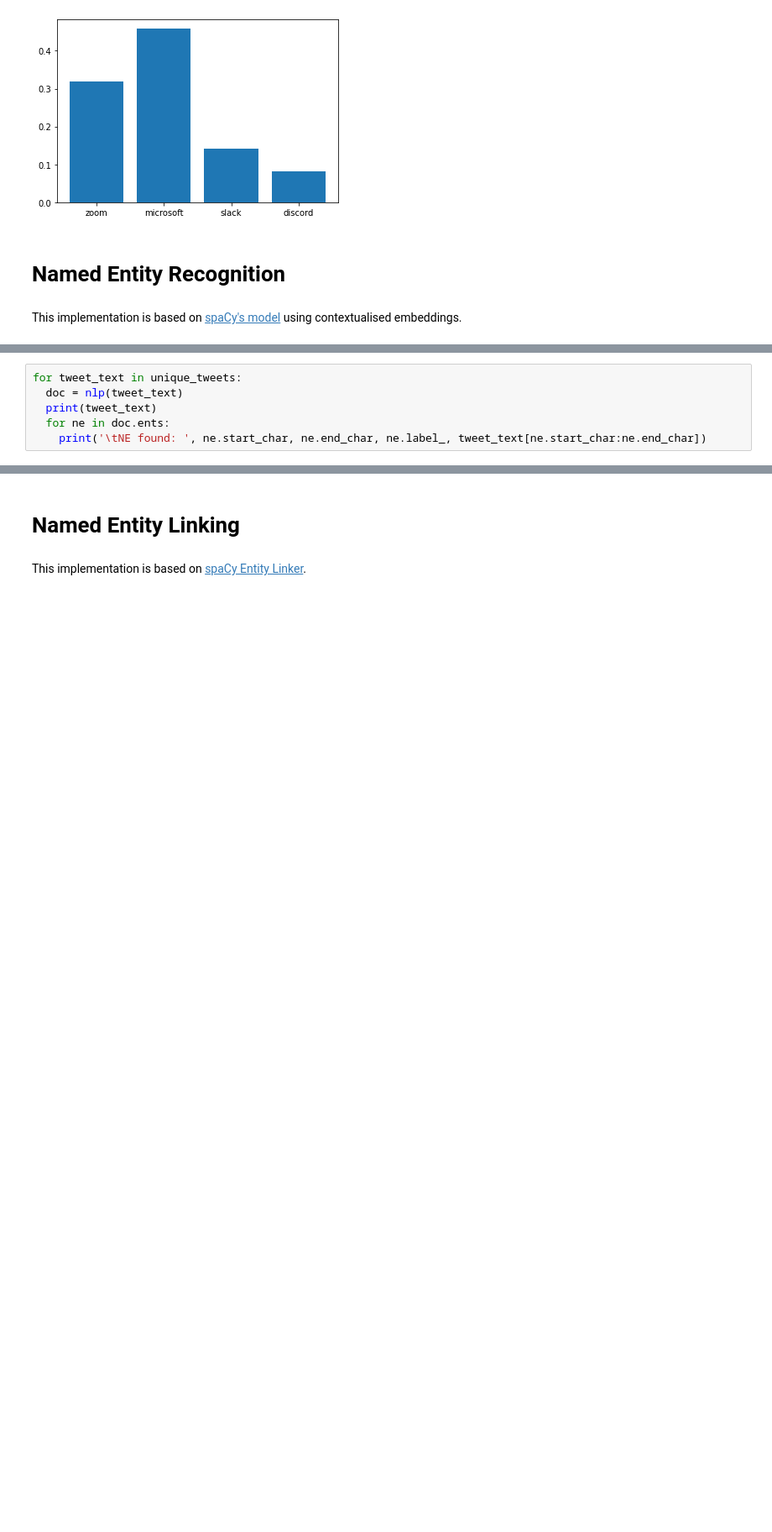
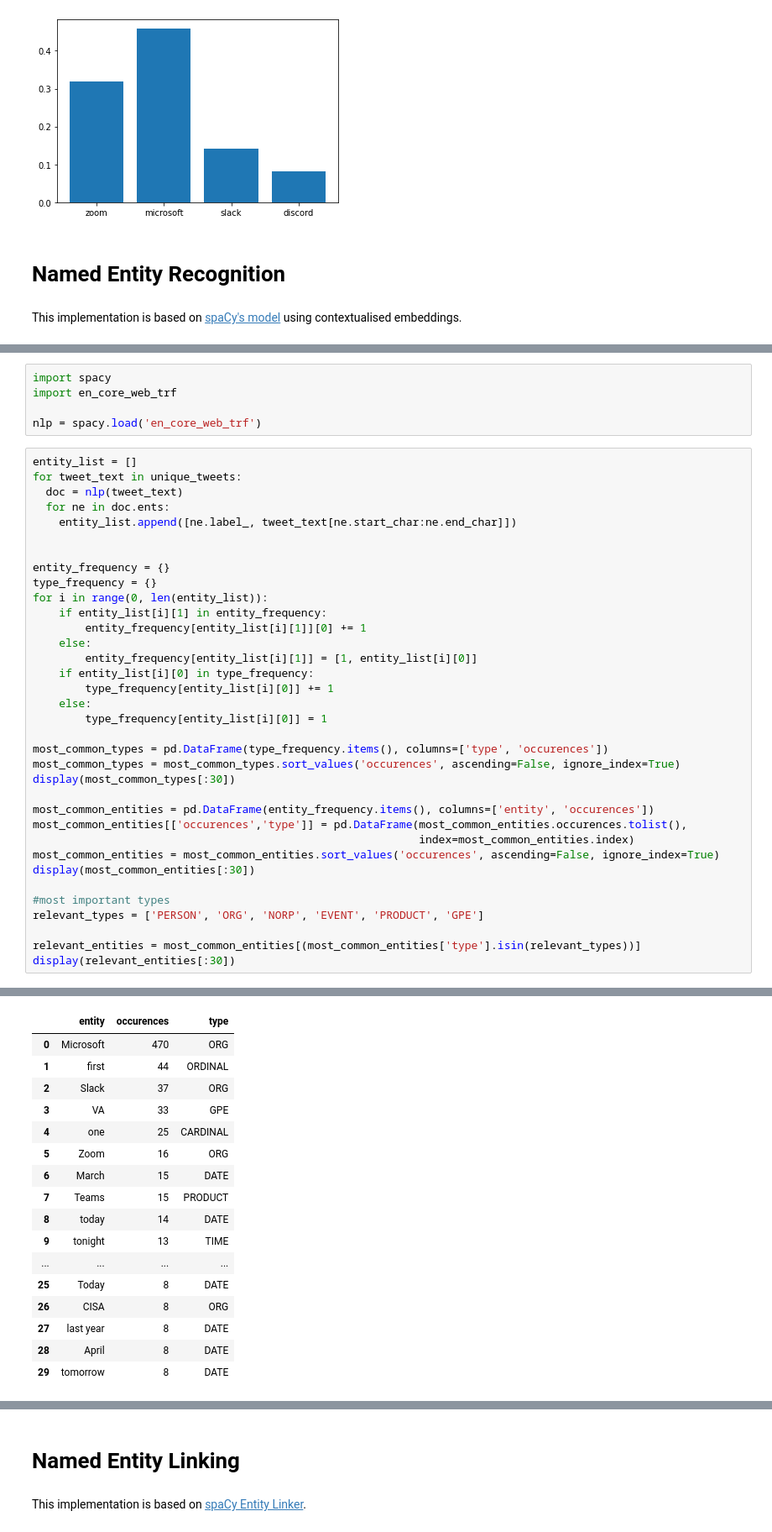
Before and after one commit to AgreshB/Text-Mining, a Jupyter notebook: processing_sma.ipynb, the cells around one changed output, grey strips where cells are left out. Shown at 84% size. Drawn from its saved outputs; the diff is of its cells as text; blank space fills up the shorter version.

Commit message:
Add Named Entity Recognition and Linking.

```diff
--- a/processing_sma.ipynb
+++ b/processing_sma.ipynb
@@ -478,6 +477,41 @@ nlp = spacy.load('en_core_web_trf')
-# %%
-for tweet_text in unique_tweets:
-  doc = nlp(tweet_text)
-  print(tweet_text)
-  for ne in doc.ents:
-    print('\tNE found: ', ne.start_char, ne.end_char, ne.label_, tweet_text[ne.start_char:ne.end_char])
+# %%
+import spacy
+import en_core_web_trf
+
+nlp = spacy.load('en_core_web_trf')
+# %%
+entity_list = []
+for tweet_text in unique_tweets:
+  doc = nlp(tweet_text)
+  for ne in doc.ents:
+    entity_list.append([ne.label_, tweet_text[ne.start_char:ne.end_char]])
+
+
+entity_frequency = {}
+type_frequency = {}
+for i in range(0, len(entity_list)):
+    if entity_list[i][1] in entity_frequency:
+        entity_frequency[entity_list[i][1]][0] += 1
+    else:
+        entity_frequency[entity_list[i][1]] = [1, entity_list[i][0]]
+    if entity_list[i][0] in type_frequency:
+        type_frequency[entity_list[i][0]] += 1
+    else:
+        type_frequency[entity_list[i][0]] = 1
+
+most_common_types = pd.DataFrame(type_frequency.items(), columns=['type', 'occurences'])
+most_common_types = most_common_types.sort_values('occurences', ascending=False, ignore_index=True)
+display(most_common_types[:30])
+
+most_common_entities = pd.DataFrame(entity_frequency.items(), columns=['entity', 'occurences'])
+most_common_entities[['occurences','type']] = pd.DataFrame(most_common_entities.occurences.tolist(),
+                                                           index=most_common_entities.index)
+most_common_entities = most_common_entities.sort_values('occurences', ascending=False, ignore_index=True)
+display(most_common_entities[:30])
+
+#most important types
+relevant_types = ['PERSON', 'ORG', 'NORP', 'EVENT', 'PRODUCT', 'GPE']
+
+relevant_entities = most_common_entities[(most_common_entities['type'].isin(relevant_types))]
+display(relevant_entities[:30])
+# %% [output]
@@ -483,0 +535,17 @@ for tweet_text in unique_tweets:
+|  | entity | occurences | type |
+| 0 | Microsoft | 470 | ORG |
+| 1 | first | 44 | ORDINAL |
+| 2 | Slack | 37 | ORG |
+| 3 | VA | 33 | GPE |
+| 4 | one | 25 | CARDINAL |
+| 5 | Zoom | 16 | ORG |
+| 6 | March | 15 | DATE |
+| 7 | Teams | 15 | PRODUCT |
+| 8 | today | 14 | DATE |
+| 9 | tonight | 13 | TIME |
+| ... | ... | ... | ... |
+| 25 | Today | 8 | DATE |
+| 26 | CISA | 8 | ORG |
+| 27 | last year | 8 | DATE |
+| 28 | April | 8 | DATE |
+| 29 | tomorrow | 8 | DATE |
```
Also changed, not shown: parts of 8 cells of this notebook.
